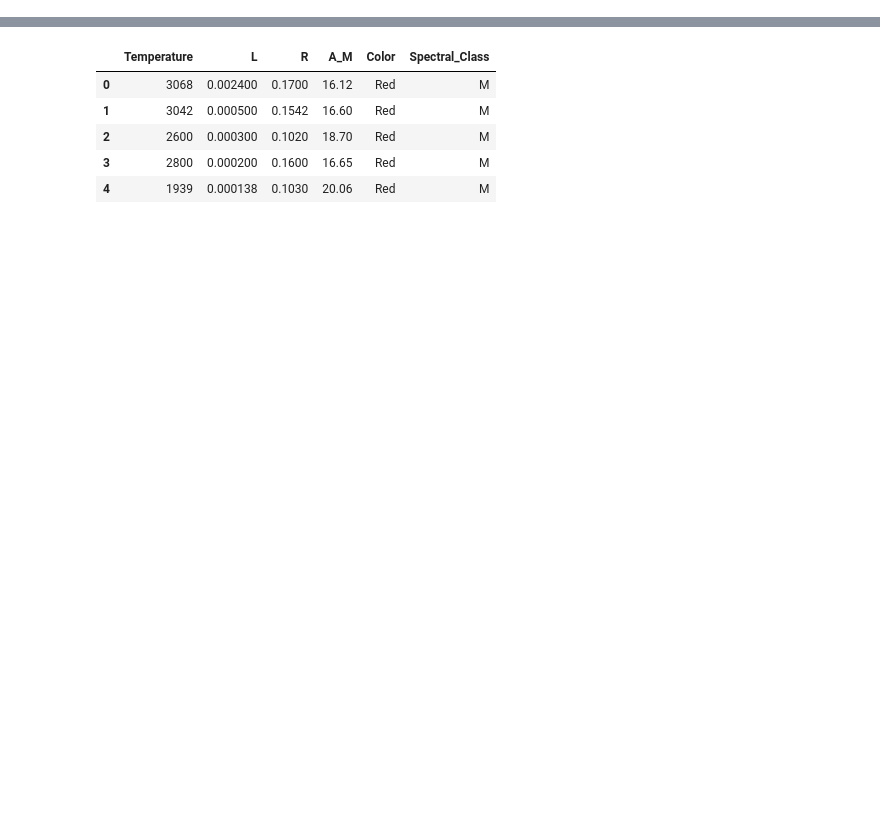
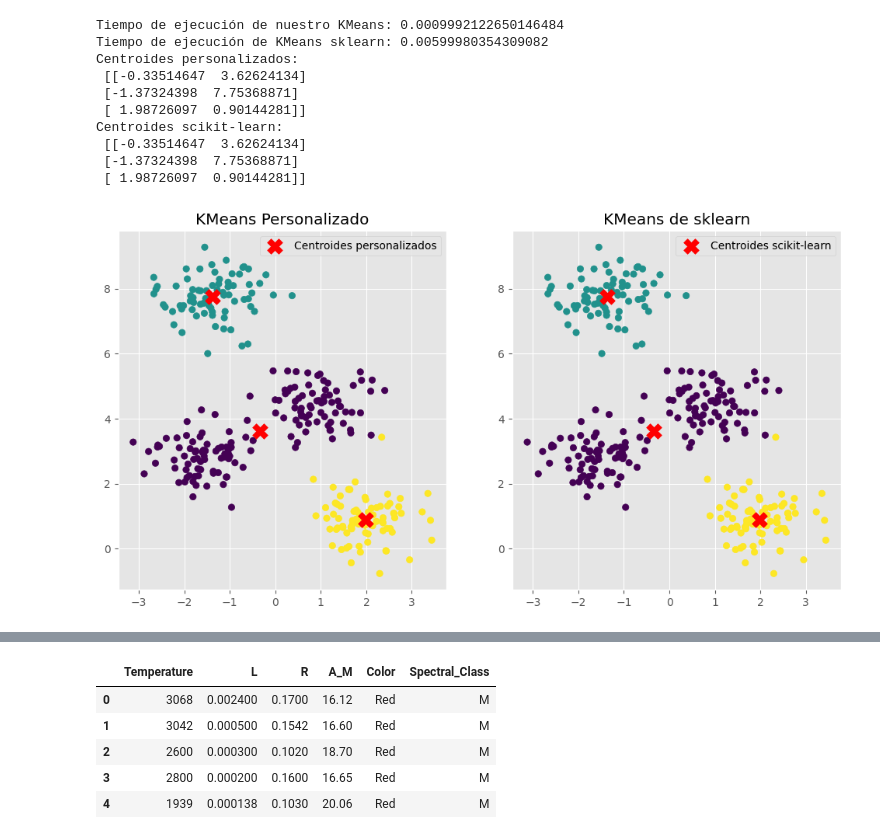
Before and after one commit to NathaliaMoniz/GRUPO09_Practica2, a Jupyter notebook: Practica.ipynb, the cells around one changed output, grey strips where cells are left out. Drawn from its saved outputs; the diff is of its cells as text; code cells hidden in the pictures; blank space fills up the shorter version.

```diff
--- a/Practica.ipynb
+++ b/Practica.ipynb
@@ -84,0 +95,61 @@ Etiquetas obtenidas con la implementación de scikit-learn:
+# %%
+# Generar datos de prueba con make_blobs
+X, y = make_blobs(
+    n_samples    = 300,
+    n_features   = 2,
+    centers      = 4,
+    cluster_std  = 0.60,
+    shuffle      = True,
+    random_state = 0
+)
+
+# Inicializar y ajustar el modelo de KMeans personalizado
+tiempoKmeans = time.time()
+kmeans_custom = KMeans(n_clusters=3)
+kmeans_custom.fit(X)
+labels_custom = kmeans_custom.predict(X)
+centroids_custom = kmeans_custom.centroids
+tiempo_ejecucion = time.time()-tiempoKmeans
+print("Tiempo de ejecución de nuestro KMeans:", tiempo_ejecucion)
+
+# Inicializar y ajustar el modelo de KMeans de scikit-learn
+tiempoKmeans = time.time()
+kmeans_sklearn = KMeans_sklearn(n_clusters=3)
+kmeans_sklearn.fit(X)
+labels_sklearn = kmeans_sklearn.predict(X)
+centroids_sklearn = kmeans_sklearn.cluster_centers_
+tiempo_ejecucion = time.time()-tiempoKmeans
+print("Tiempo de ejecución de KMeans sklearn:", tiempo_ejecucion)
+# Comparar los resultados
+print("Centroides personalizados:\n", centroids_custom)
+print("Centroides scikit-learn:\n", centroids_sklearn)
+
+# Gráfico de los resultados
+plt.figure(figsize=(12, 6))
+
+plt.subplot(1, 2, 1)
+plt.scatter(X[:, 0], X[:, 1], c=labels_custom, cmap='viridis')
+plt.scatter(centroids_custom[:, 0], centroids_custom[:, 1], marker='X', s=200, c='red', label='Centroides personalizados')
+plt.title('KMeans Personalizado')
+plt.legend()
+
+plt.subplot(1, 2, 2)
+plt.scatter(X[:, 0], X[:, 1], c=labels_sklearn, cmap='viridis')
+plt.scatter(centroids_sklearn[:, 0], centroids_sklearn[:, 1], marker='X', s=200, c='red', label='Centroides scikit-learn')
+plt.title('KMeans de sklearn')
+plt.legend()
+
+#Mostrar gráficas
+plt.show()
+# %% [output]
+Tiempo de ejecución de nuestro KMeans: 0.0009992122650146484
+Tiempo de ejecución de KMeans sklearn: 0.00599980354309082
+Centroides personalizados:
+ [[-0.33514647  3.62624134]
+ [-1.37324398  7.75368871]
+ [ 1.98726097  0.90144281]]
+Centroides scikit-learn:
+ [[-0.33514647  3.62624134]
+ [-1.37324398  7.75368871]
+ [ 1.98726097  0.90144281]]
+[figure, added]
```
Also changed, not shown: parts of 21 cells of this notebook.
